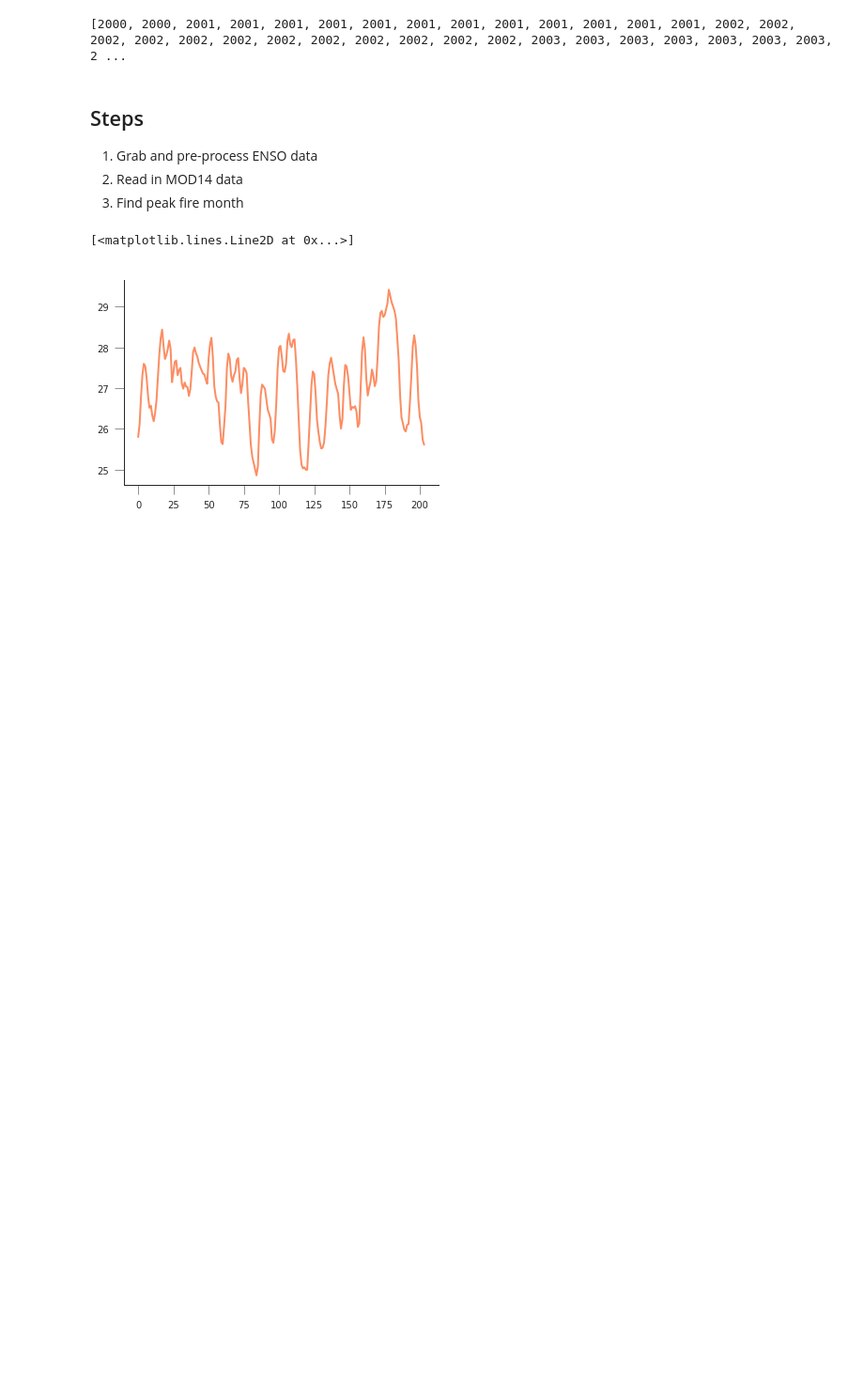
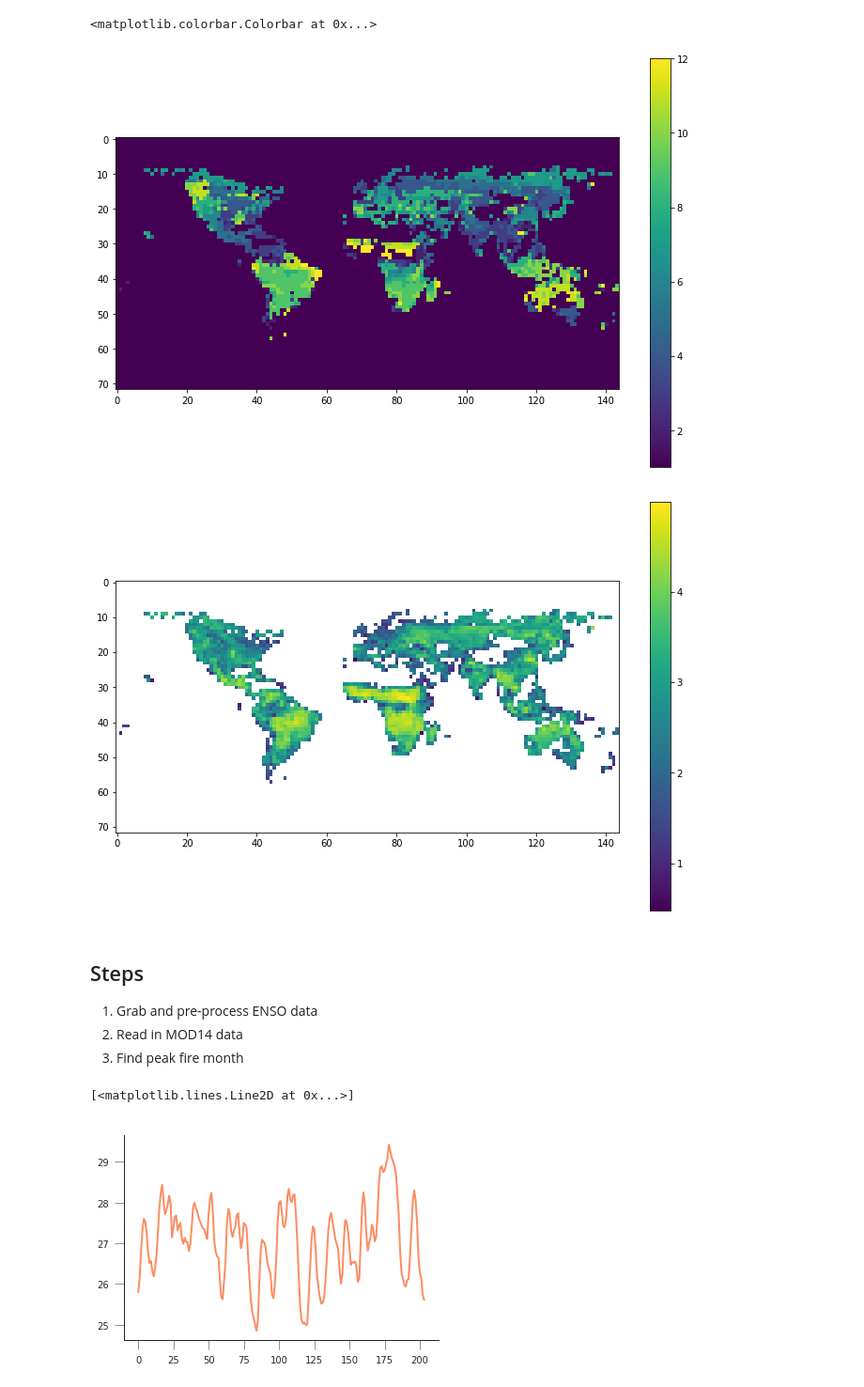
Before and after one commit to profLewis/geog0111_OLD, a Jupyter notebook: Chapter8_Fire_and_Teleconnections.ipynb, the cells around one changed output. Shown at 94% size. Cells and saved outputs as stored; diff of their text form; code cells hidden in the pictures; blank space fills up the shorter version.

```diff
--- a/Chapter8_Fire_and_Teleconnections.ipynb
+++ b/Chapter8_Fire_and_Teleconnections.ipynb
@@ -156,9 +301,42 @@ mod14_data = create_data_dictionary()
-# %%
-dates = list(mod14_data.keys())
-years = [d[0] for d in dates]
-for year in range(2000, 2016):
-# %% [output]
-[2000, 2000, 2001, 2001, 2001, 2001, 2001, 2001, 2001, 2001, 2001, 2001, 2001, 2001, 2002, 2002, 2002, 2002, 2002, 2002, 2002, 2002, 2002, 2002, 2002, 2002, 2003, 2003, 2003, 2003, 2003, 2003, 2003, 2 ...
+# %%
+from scipy.stats import mode
+mod14_dates, mod14_data = create_subsampled_dataset()
+n_months, nn, mm = mod14_data.shape
+n_years = int(n_months/12)
+peak_fire_month_year = np.zeros((n_years, nn, mm))
+
+for year in range(n_years):
+    for i in range(nn):
+        for j in range(mm):
+            this_year = mod14_data[(year*12):((year + 1)*12), i, j]
+            if this_year.sum() == 0:
+                peak_fire_month_year[year, i, j] = -1
+            else:
+                peak_fire_month_year[year, i, j] = np.argmax(this_year) + 1
+
+# Using the mode
+peak_fire_month = (mode(peak_fire_month_year, axis=0).mode[0]).astype(np.int)
+
+fire_count_year = np.zeros((n_years, nn, mm))
+
+for year in range(n_years):
+    for i in range(nn):
+        for j in range(mm):
+            if peak_fire_month[i,j] >= 1:
+                fire_count_year[year, i, j] = mod14_data[(year*12):((year + 1)*12), i, j][
+                    peak_fire_month[i,j]-1]
+# %%
+plt.figure(figsize=(12,8))
+plt.imshow(peak_fire_month, interpolation="nearest", vmin=1, vmax=12)
+plt.colorbar()
+
+plt.figure(figsize=(12,8))
+plt.imshow(np.log10(fire_count_year.sum(axis=0)), interpolation="nearest")
+plt.colorbar()
+# %% [output]
+<matplotlib.colorbar.Colorbar at 0x...>
+[figure, added]
+[figure, added]
 # %% [markdown]
 ## Steps
 
```
Also changed, not shown: parts of 13 cells of this notebook.
